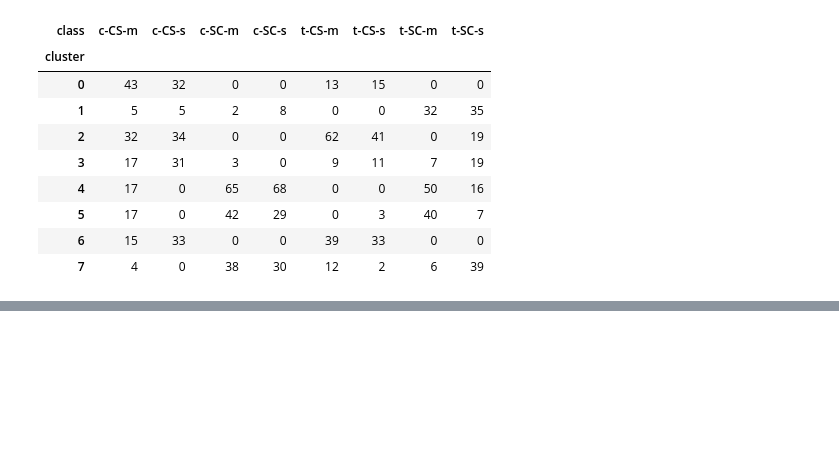
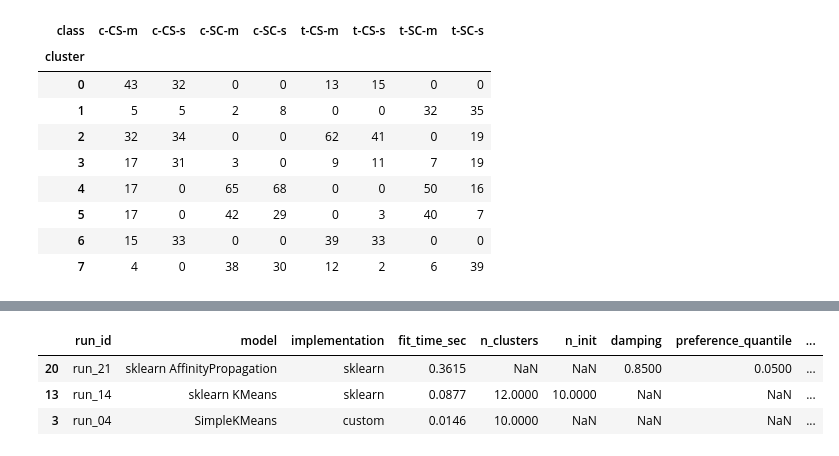
Before and after one commit to homka122/HomkaML, a Jupyter notebook: 1HW/hw1_mice_protein_clustering.ipynb, the cells around one changed output, grey strips where cells are left out. Saved outputs shown, nothing was run; the diff lists cells and outputs as text; code cells hidden in the pictures; blank space fills up the shorter version.

```diff
--- a/1HW/hw1_mice_protein_clustering.ipynb
+++ b/1HW/hw1_mice_protein_clustering.ipynb
@@ -470,0 +738,14 @@ pd.crosstab(
+# %%
+best_runs = (
+    hyperparameter_results
+    .sort_values(["model", "silhouette", "calinski_harabasz"], ascending=[True, False, False])
+    .groupby("model", as_index=False)
+    .head(1)
+    .sort_values("silhouette", ascending=False)
+)
+best_runs
+# %% [output]
+|  | run_id | model | implementation | fit_time_sec | n_clusters | n_init | damping | preference_quantile | ... |
+| 20 | run_21 | sklearn AffinityPropagation | sklearn | 0.3615 | NaN | NaN | 0.8500 | 0.0500 | ... |
+| 13 | run_14 | sklearn KMeans | sklearn | 0.0877 | 12.0000 | 10.0000 | NaN | NaN | ... |
+| 3 | run_04 | SimpleKMeans | custom | 0.0146 | 10.0000 | NaN | NaN | NaN | ... |
```
Also changed, not shown: parts of 16 cells of this notebook, 1 other file.
